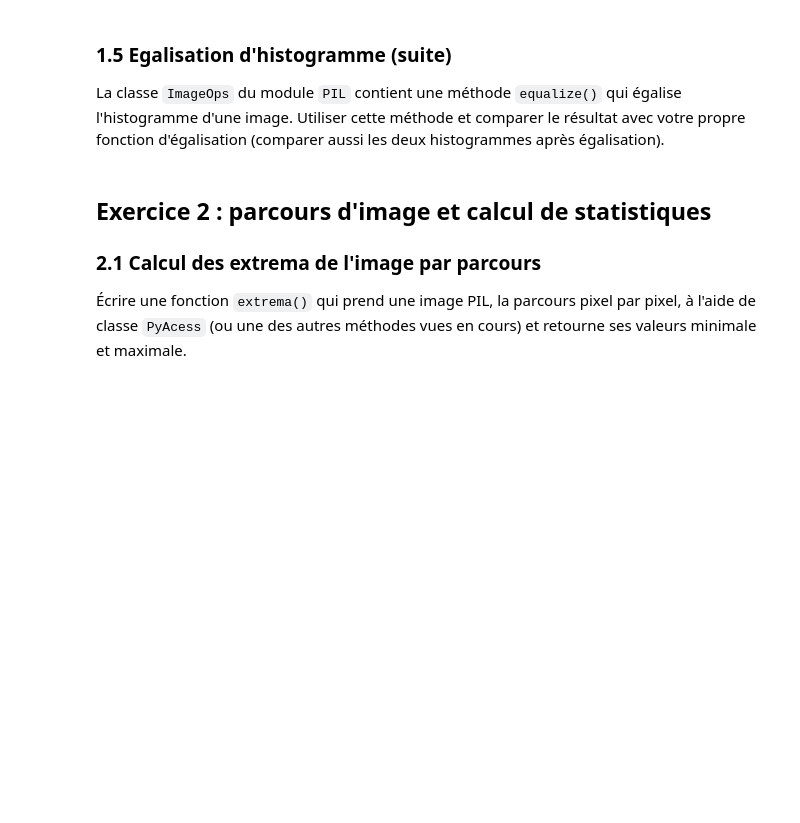
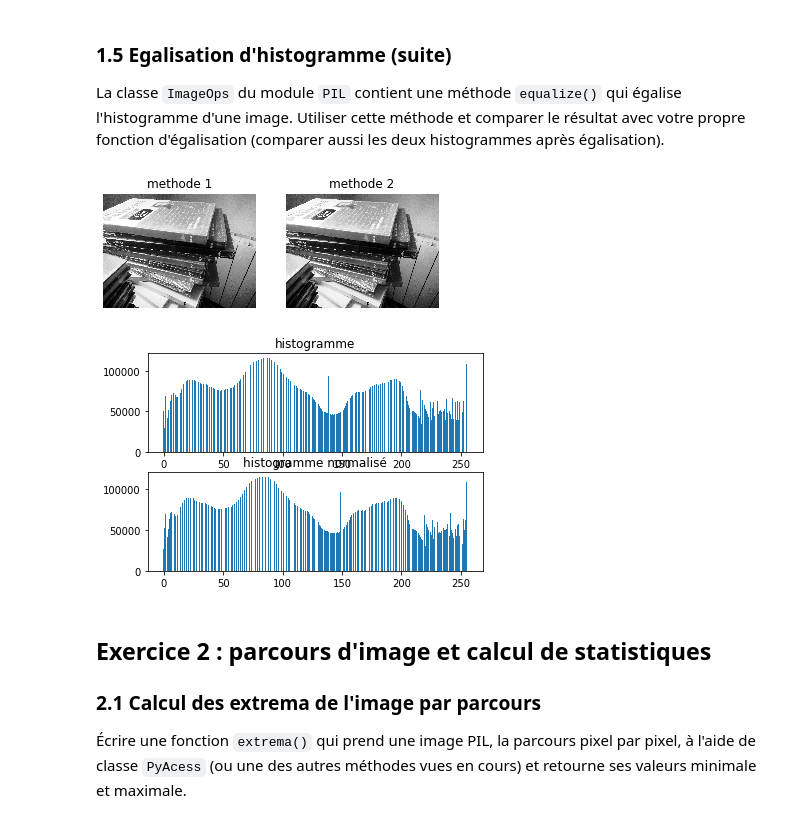
Before and after one commit to azn94/UE-Image, a Jupyter notebook: TME2/TME2_Sujet.ipynb, the cells around one changed output. Saved outputs shown, nothing was run; the diff lists cells and outputs as text; code cells hidden in the pictures; blank space fills up the shorter version.

```diff
--- a/TME2/TME2_Sujet.ipynb
+++ b/TME2/TME2_Sujet.ipynb
@@ -50,6 +101,33 @@ Utiliser les fonctions `egalisation()` et `applique()` du TME1 pour créer une l
 # %% [markdown]
 ### 1.5 Egalisation d'histogramme (suite)
 La classe `ImageOps` du module `PIL` contient une méthode `equalize()` qui égalise l'histogramme d'une image. Utiliser cette méthode et comparer le résultat avec votre propre fonction d'égalisation (comparer aussi les deux histogrammes après égalisation).
+# %%
+from PIL import ImageOps
+
+
+subplot (1 ,2 ,1)
+title ( "methode 1")
+axis('off')
+imshow(new,cmap='gray')
+
+subplot (1 ,2 ,2)
+title ( "methode 2")
+axis('off')
+new2=ImageOps.equalize(gris)
+imshow(new2,cmap='gray')
+show()
+
+subplot (2 ,1 ,1)
+title ( "histogramme")
+bar ( range ( len ( his_new )) , his_new )
+his_new2=new2.histogram()
+subplot (2 ,1 ,2)
+title ( "histogramme normalisé")
+bar ( range ( len ( his_new2 )) , his_new2 )
+show()
+# %% [output]
+[figure, added]
+[figure, added]
 # %% [markdown]
 ## Exercice 2 : parcours d'image et calcul de statistiques
 ### 2.1 Calcul des extrema de l'image par parcours
```
Also changed, not shown: parts of 10 cells of this notebook, 4 other files.
